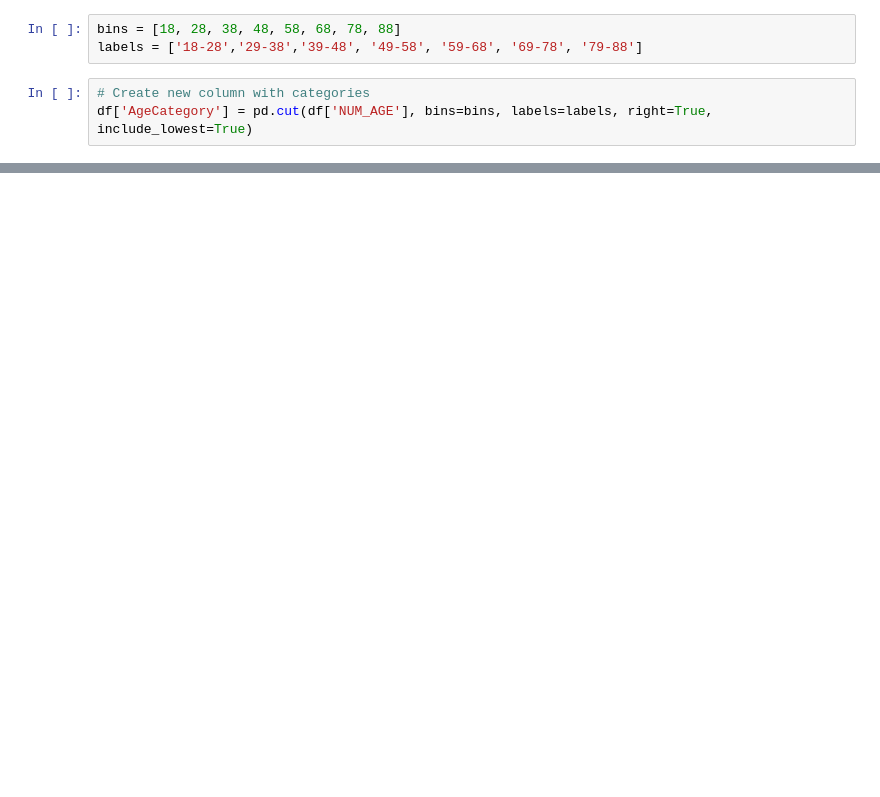
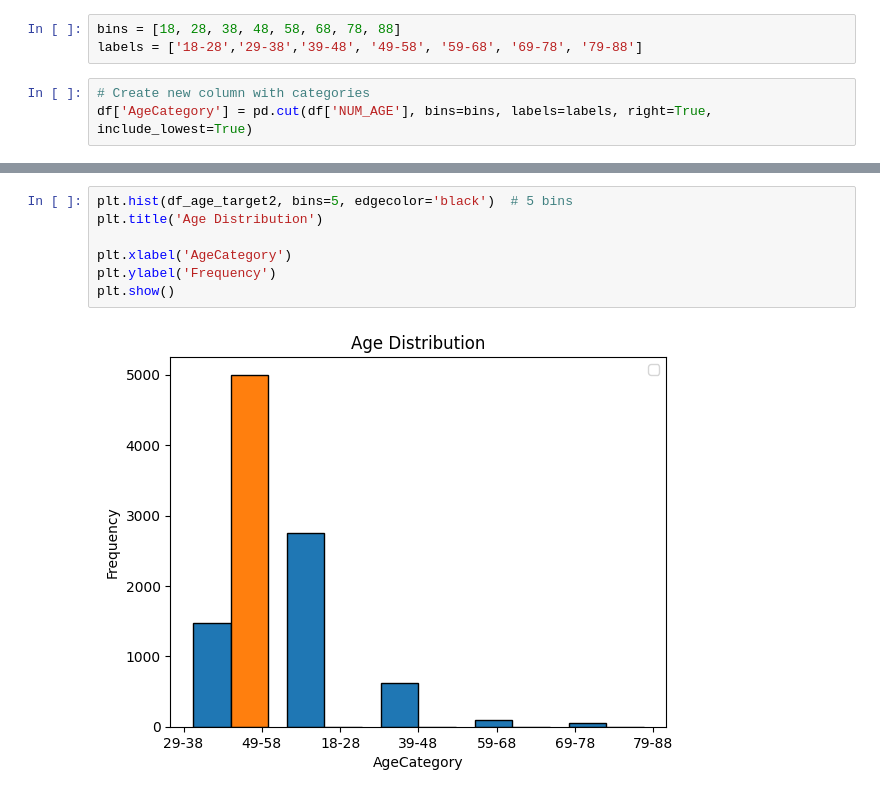
Before and after one commit to Hangelinika/Hangelinika, a Jupyter notebook: Hana_Optimizing.ipynb, the cells around one changed output, grey strips where cells are left out. Drawn from its saved outputs; the diff is of its cells as text; blank space fills up the shorter version.

```diff
--- a/Hana_Optimizing.ipynb
+++ b/Hana_Optimizing.ipynb
@@ -94,0 +210,9 @@ TypeError: 'DataFrame' object is not callable
+# %%
+plt.hist(df_age_target2, bins=5, edgecolor='black')  # 5 bins
+plt.title('Age Distribution')
+
+plt.xlabel('AgeCategory')
+plt.ylabel('Frequency')
+plt.show()
+# %% [output]
+[figure, added]
```
Also changed, not shown: parts of 26 cells of this notebook.
